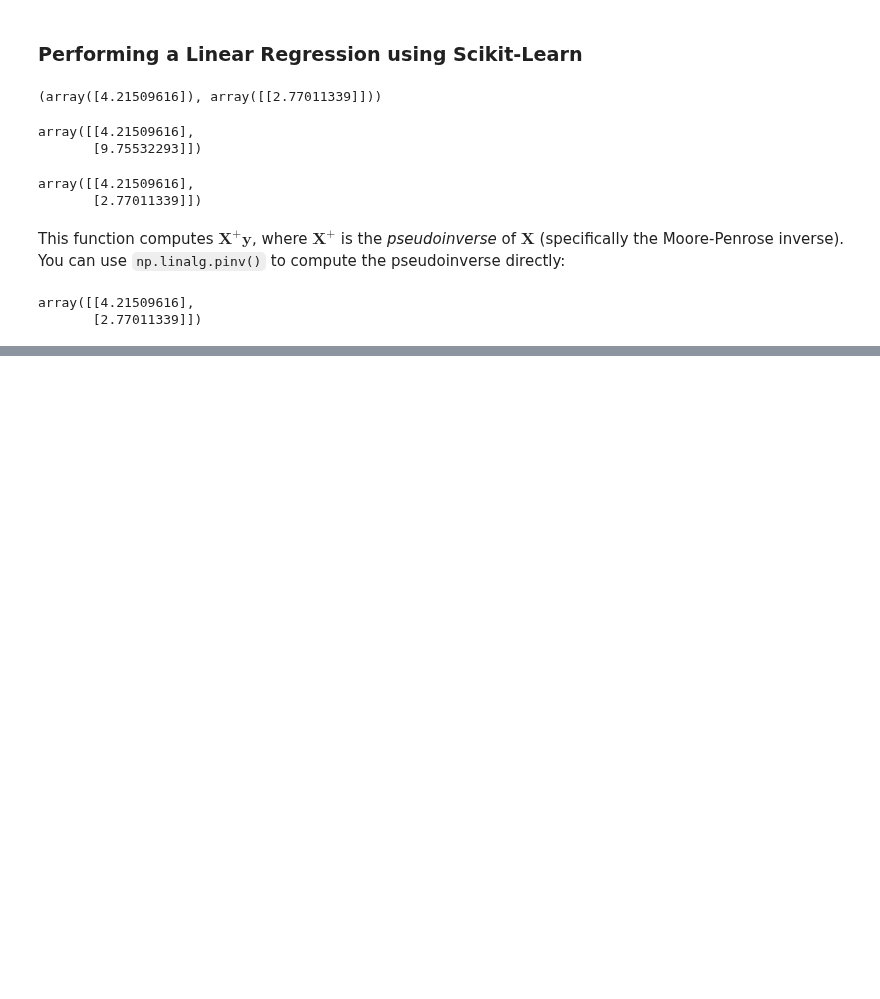
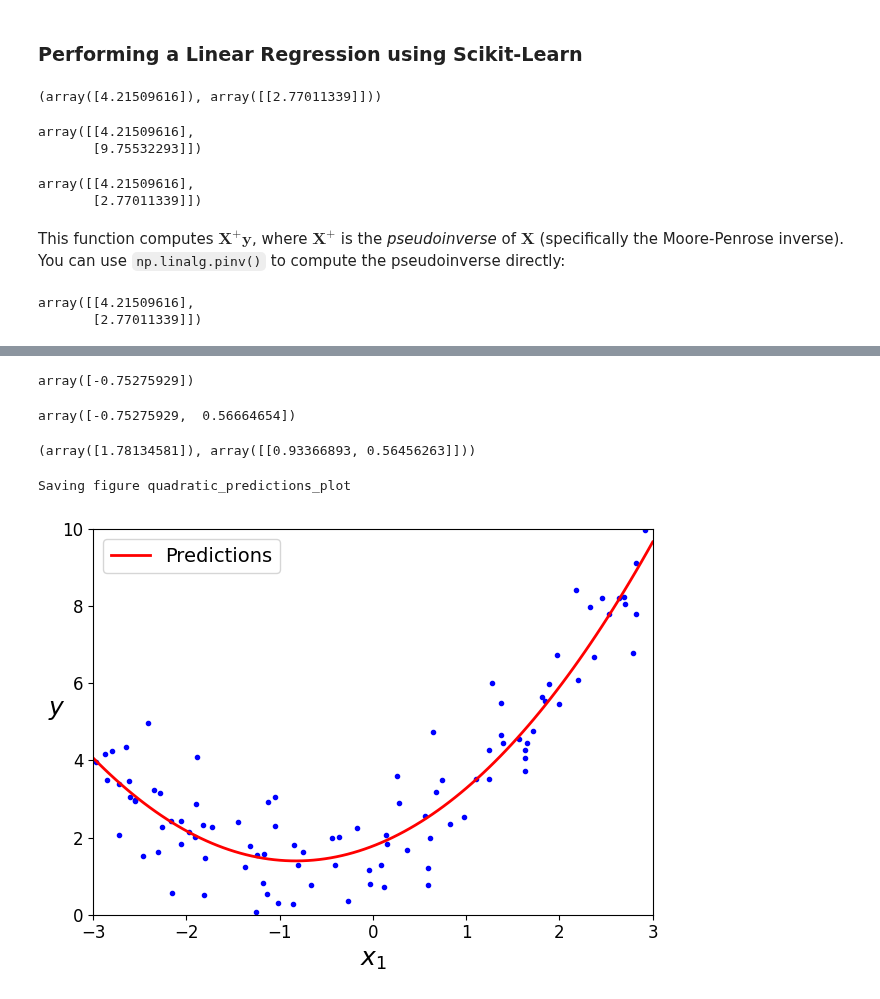
Before and after one commit to regional-specter/Learning-ML, a Jupyter notebook: Model Examples and Practice/supervised/Linear-Regression.ipynb, the cells around one changed output, grey strips where cells are left out. Drawn from its saved outputs; the diff is of its cells as text; code cells hidden in the pictures; blank space fills up the shorter version.

```diff
--- a/Model Examples and Practice/supervised/Linear-Regression.ipynb
+++ b/Model Examples and Practice/supervised/Linear-Regression.ipynb
@@ -137,0 +175,32 @@ array([[4.21509616],
+# %%
+from sklearn.preprocessing import PolynomialFeatures
+poly_features = PolynomialFeatures(degree=2, include_bias=False) # Add powers of features as new features
+X_poly = poly_features.fit_transform(X)
+X[0]
+# %% [output]
+array([-0.75275929])
+# %%
+X_poly[0]
+# %% [output]
+array([-0.75275929,  0.56664654])
+# %%
+lin_reg = LinearRegression()
+lin_reg.fit(X_poly, y) # Perform linear model regression on X_poly values
+lin_reg.intercept_, lin_reg.coef_
+# %% [output]
+(array([1.78134581]), array([[0.93366893, 0.56456263]]))
+# %%
+X_new=np.linspace(-3, 3, 100).reshape(100, 1)
+X_new_poly = poly_features.transform(X_new)
+y_new = lin_reg.predict(X_new_poly)
+plt.plot(X, y, "b.")
+plt.plot(X_new, y_new, "r-", linewidth=2, label="Predictions")
+plt.xlabel("$x_1$", fontsize=18)
+plt.ylabel("$y$", rotation=0, fontsize=18)
+plt.legend(loc="upper left", fontsize=14)
+plt.axis([-3, 3, 0, 10])
+save_fig("quadratic_predictions_plot")
+plt.show()
+# %% [output]
+Saving figure quadratic_predictions_plot
+[figure, added]
```
Also changed, not shown: parts of 8 cells of this notebook, 4 other files.
